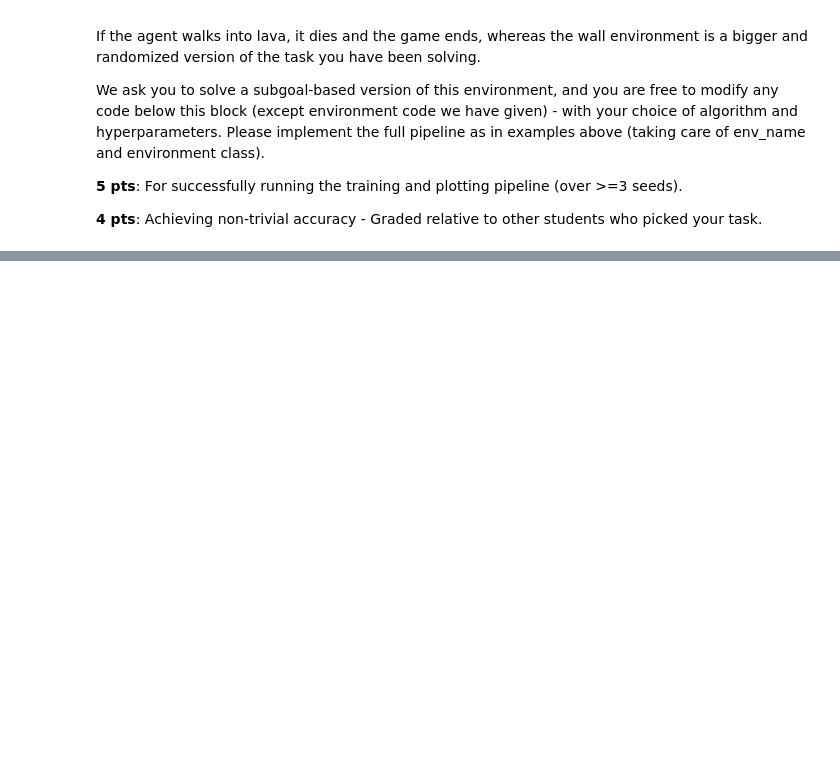
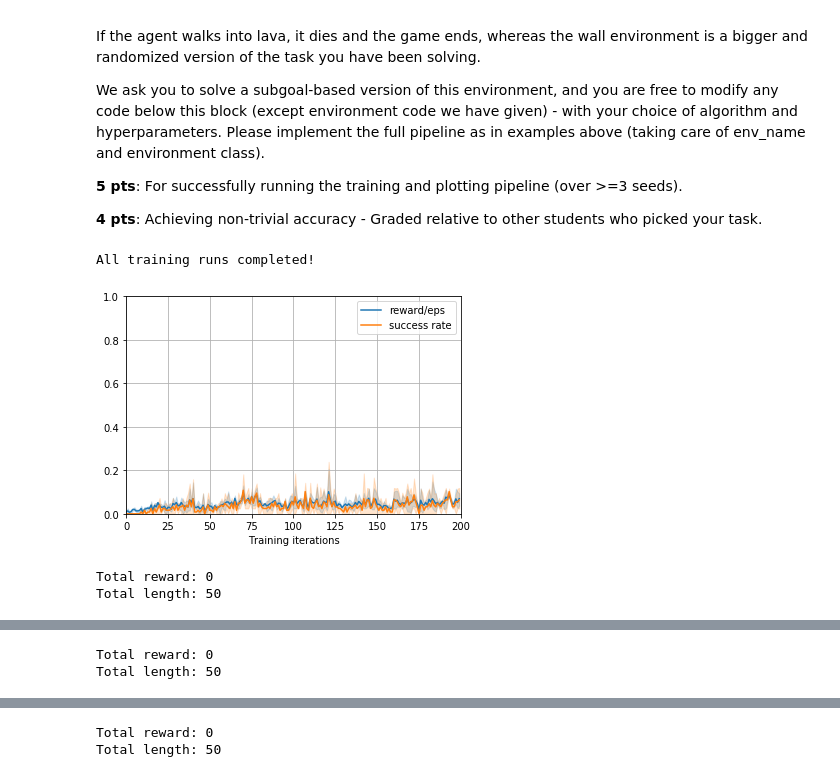
Before and after one commit to jiazhi412/Deep-Learning, a Jupyter notebook: Homework3/Policy_Gradients.ipynb, the cells around one changed output, grey strips where cells are left out. Cells and saved outputs as stored; diff of their text form; code cells hidden in the pictures; blank space fills up the shorter version.

```diff
--- a/Homework3/Policy_Gradients.ipynb
+++ b/Homework3/Policy_Gradients.ipynb
@@ -1302,13 +1302,13 @@ class PPO(ACPolicy):
                 ### Note: self.clip_param is the c in the above equations                        ###
                 ### Compute the following terms by following the equations given above           ###
                 ####################################################################################
-                ratio = None
-                surr1 = None
-                surr2 = None
+                ratio = torch.exp(log_probs_batch - old_log_probs_batch)
+                surr1 = ratio * advantage
+                surr2 = torch.clamp(ratio, 1 - self.clip_param, 1 + self.clip_param)
 
-                policy_loss = None
-                entropy_loss = None
-                critic_loss = None
+                policy_loss = -torch.min(surr1, surr2).mean()
+                entropy_loss = -(entropy_batch.mean())
+                critic_loss = (returns_batch - value_batch).pow(2).mean()
                 ################################# END OF YOUR CODE #################################
 
                 loss = policy_loss + \
@@ -1396,0 +1407,37 @@ def gen_wrapped_env(env_name):
+# %%
+# TODO Implement and plot. We want to see the plot of your agent's performance on the environment of your choice.
+# hyperparameters
+policy_params = ParamDict(
+    policy_class = PPO,    # Policy class to use (replaced later)
+    hidden_dim = 32,          # dimension of the hidden state in actor network
+    learning_rate = 1e-3,     # learning rate of policy update
+    batch_size = 1024,        # batch size for policy update
+    policy_epochs = 4,        # number of epochs per policy update
+    entropy_coef = 0.001,     # hyperparameter to vary the contribution of entropy loss
+)
+params = ParamDict(
+    policy_params = policy_params,
+    rollout_size = 2050,      # number of collected rollout steps per policy update
+    num_updates = 200,        # number of training policy iterations
+    discount = 0.99,          # discount factor
+    plotting_iters = 10,      # interval for logging graphs and policy rollouts
+    env_name = 'wall',  # we are using a tiny environment here for testing
+)
+
+rewards, success_rates = [], []
+for i in range(n_seeds):
+    print("Start training run {}!".format(i))
+    env, rollouts, policy = instantiate(params, nonwrapped_env=WallEnv())
+    r, sr = train(env, rollouts, policy, params, seed=i)
+    rewards.append(r); success_rates.append(sr)
+print('All training runs completed!')
+# %% [output]
+All training runs completed!
+# %%
+plot_learning_curve(rewards, success_rates, params.num_updates, plot_std=True)
+for _ in range(3):
+    log_policy_rollout(policy, params.env_name, pytorch_policy=True)
+# %% [output]
+[figure, added]
+Total reward: 0
+Total length: 50
@@ -1396,0 +1445,2 @@ def gen_wrapped_env(env_name):
+Total reward: 0
+Total length: 50
@@ -1396,0 +1448,2 @@ def gen_wrapped_env(env_name):
+Total reward: 0
+Total length: 50
```
Also changed, not shown: parts of 8 cells of this notebook.
